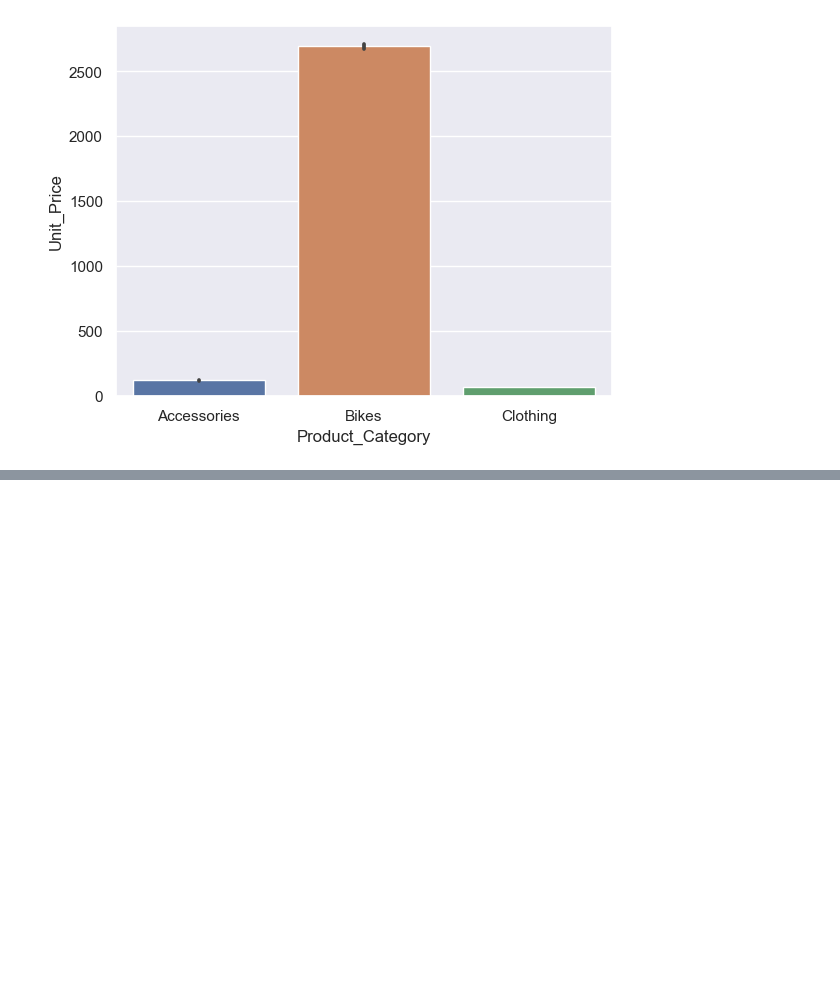
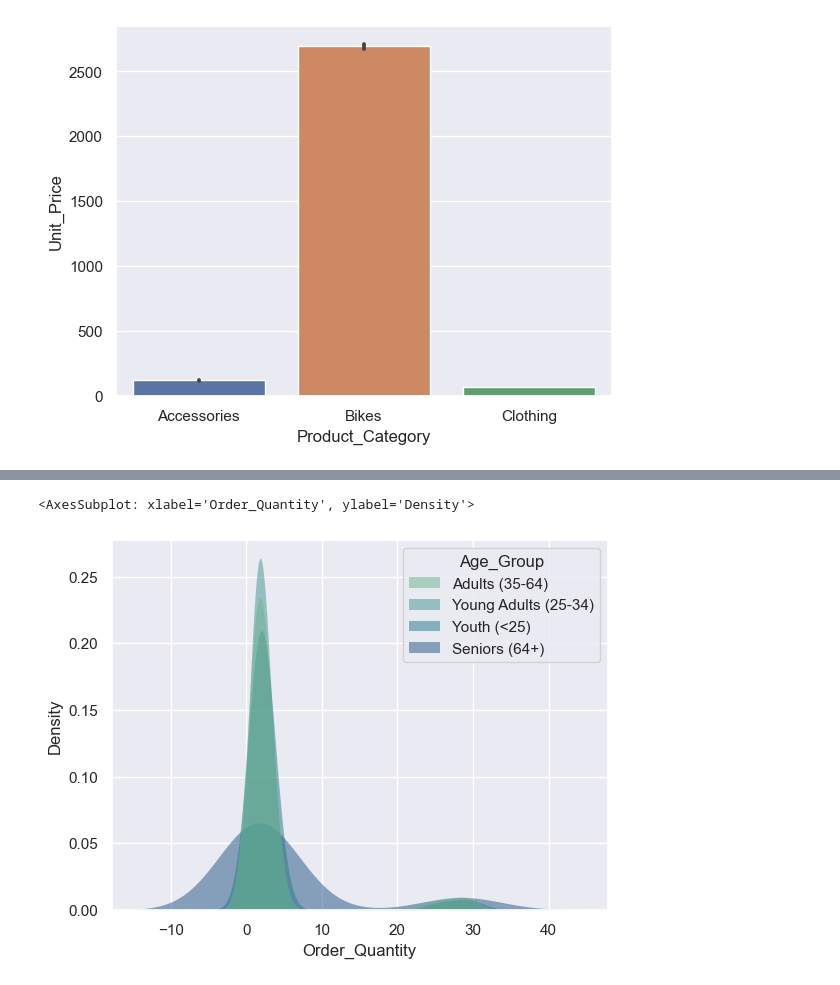
Before and after one commit to dindadinho93/Python-Exercise, a Jupyter notebook: python_seaborn.ipynb, the cells around one changed output, grey strips where cells are left out. Saved outputs shown, nothing was run; the diff lists cells and outputs as text; code cells hidden in the pictures; blank space fills up the shorter version.

```diff
--- a/python_seaborn.ipynb
+++ b/python_seaborn.ipynb
@@ -96,0 +107,9 @@ sns.barplot (x="Product_Category", y="Unit_Price", data=dt_filter)
+# %%
+sns.kdeplot(
+   data=dt_filter, x="Order_Quantity", hue="Age_Group",
+   fill=True, common_norm=False, palette="crest",
+   alpha=.5, linewidth=0,
+)
+# %% [output]
+<AxesSubplot: xlabel='Order_Quantity', ylabel='Density'>
+[figure, added]
```
Also changed, not shown: parts of 3 cells of this notebook.
